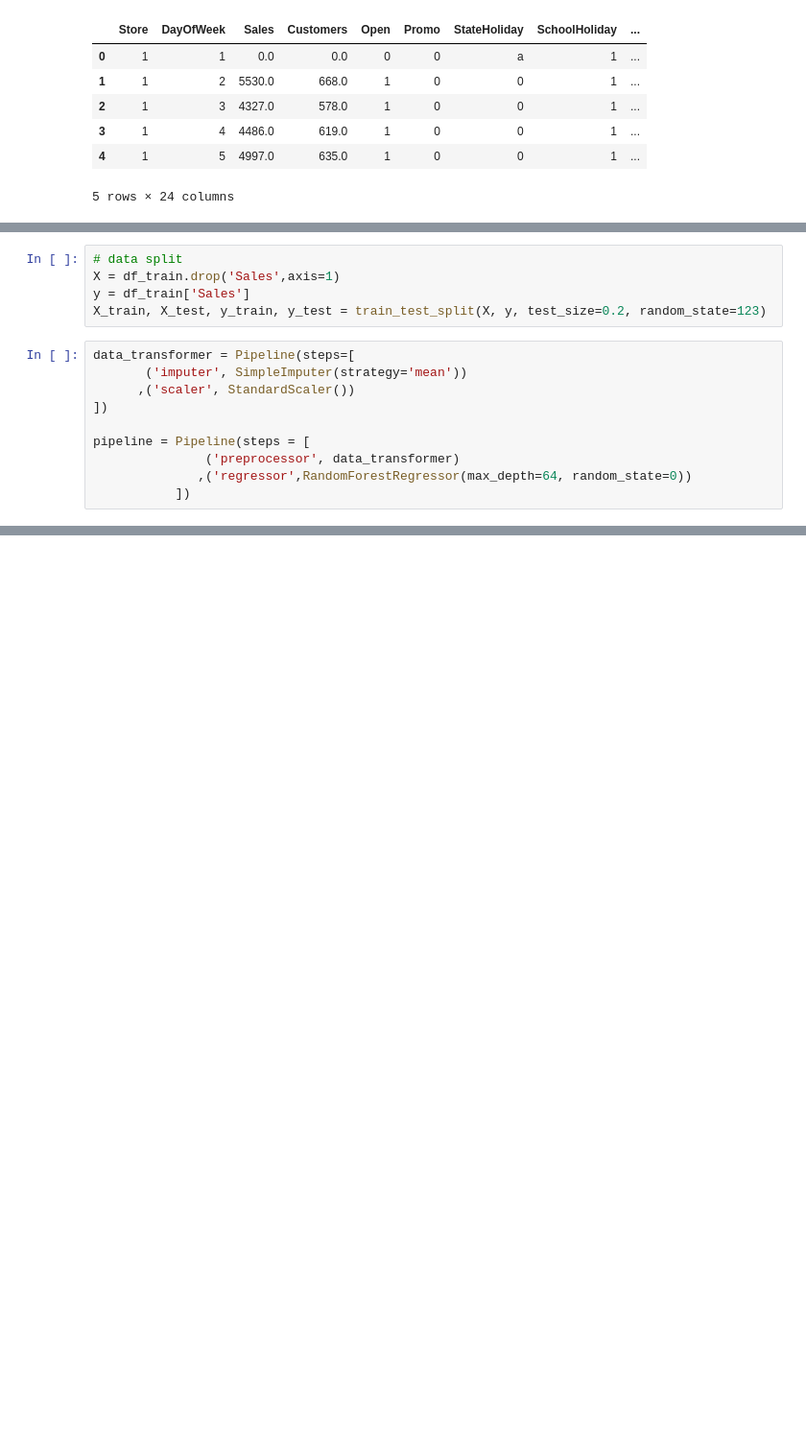
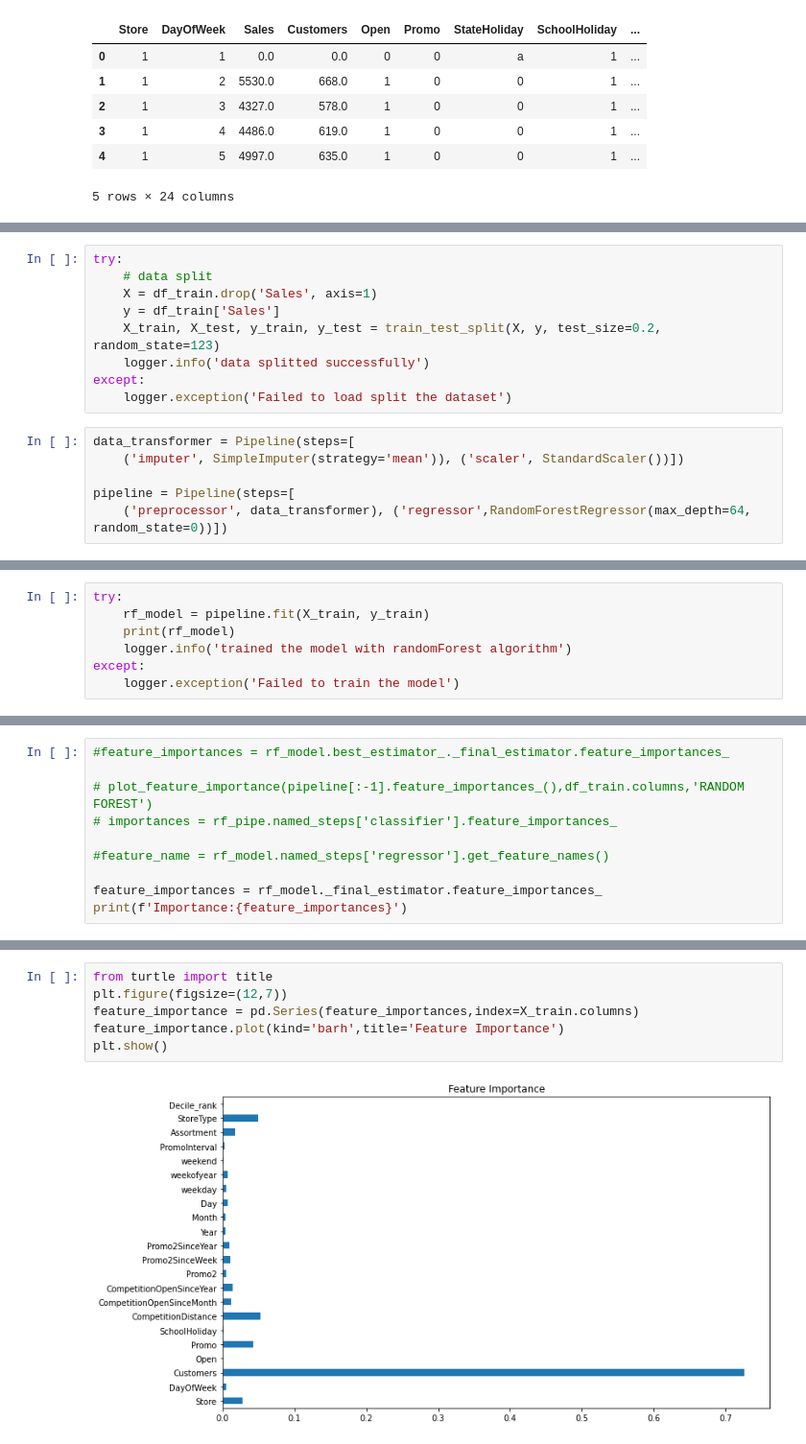
Before and after one commit to YohansSamuel/pharmaceutical_sales_prediction, a Jupyter notebook: notebooks/ml-prediction.ipynb, the cells around one changed output, grey strips where cells are left out. Shown: that part at 96% size. Saved outputs shown, nothing was run; the diff lists cells and outputs as text; blank space fills up the shorter version.

```diff
--- a/notebooks/ml-prediction.ipynb
+++ b/notebooks/ml-prediction.ipynb
@@ -89,15 +156,15 @@ df_train = df_train[df_train['Sales'] > 0.0]
 # %%
-# data split
-X = df_train.drop('Sales',axis=1)
-y = df_train['Sales']
-X_train, X_test, y_train, y_test = train_test_split(X, y, test_size=0.2, random_state=123)
+try:
+    # data split
+    X = df_train.drop('Sales', axis=1)
+    y = df_train['Sales']
+    X_train, X_test, y_train, y_test = train_test_split(X, y, test_size=0.2, random_state=123)
+    logger.info('data splitted successfully')
+except:
+    logger.exception('Failed to load split the dataset')
 # %%
 data_transformer = Pipeline(steps=[
-       ('imputer', SimpleImputer(strategy='mean'))
-      ,('scaler', StandardScaler())
-])
+    ('imputer', SimpleImputer(strategy='mean')), ('scaler', StandardScaler())])
 
-pipeline = Pipeline(steps = [
-               ('preprocessor', data_transformer)
-              ,('regressor',RandomForestRegressor(max_depth=64, random_state=0))
-           ])
+pipeline = Pipeline(steps=[
+    ('preprocessor', data_transformer), ('regressor',RandomForestRegressor(max_depth=64, random_state=0))])
@@ -111,0 +171,7 @@ rf_model.score(X_test, y_test)
+# %%
+try:
+    rf_model = pipeline.fit(X_train, y_train)
+    print(rf_model)
+    logger.info('trained the model with randomForest algorithm')
+except:
+    logger.exception('Failed to train the model')
@@ -115,0 +241,10 @@ pickle.dump(rf_model, open(rf_model_path, 'wb'))
+# %%
+#feature_importances = rf_model.best_estimator_._final_estimator.feature_importances_
+
+# plot_feature_importance(pipeline[:-1].feature_importances_(),df_train.columns,'RANDOM FOREST')
+# importances = rf_pipe.named_steps['classifier'].feature_importances_
+
+#feature_name = rf_model.named_steps['regressor'].get_feature_names()
+
+feature_importances = rf_model._final_estimator.feature_importances_
+print(f'Importance:{feature_importances}')
@@ -115,0 +256,8 @@ pickle.dump(rf_model, open(rf_model_path, 'wb'))
+# %%
+from turtle import title
+plt.figure(figsize=(12,7))
+feature_importance = pd.Series(feature_importances,index=X_train.columns)
+feature_importance.plot(kind='barh',title='Feature Importance')
+plt.show()
+# %% [output]
+[figure, added]
```
Also changed, not shown: parts of 25 cells of this notebook.
